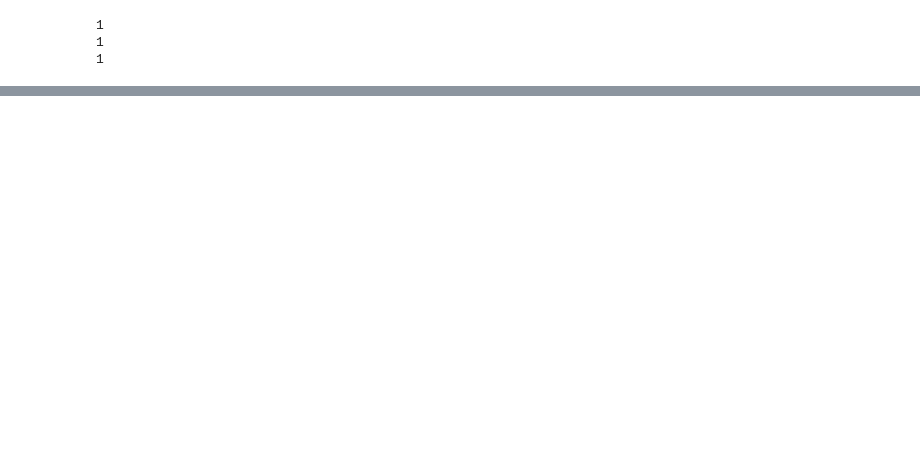
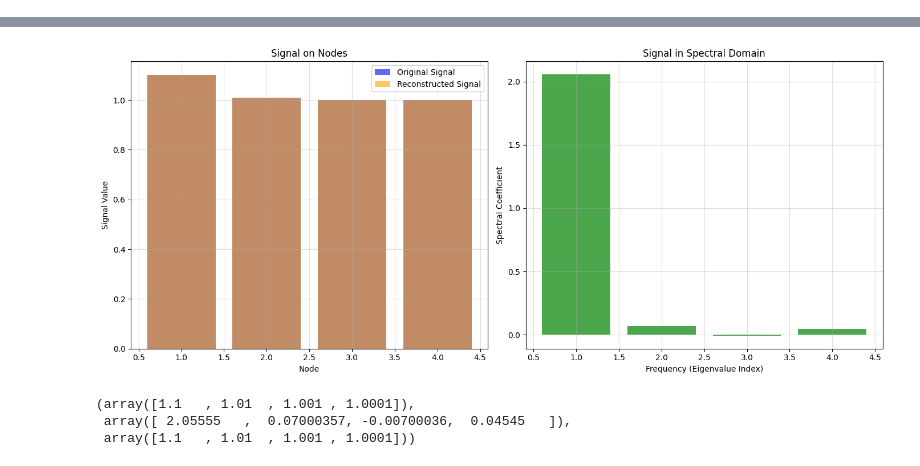
Before and after one commit to romanroff/ITMO_subjects, a Jupyter notebook: for_tests.ipynb, the cells around one changed output, grey strips where cells are left out. Cells and saved outputs as stored; diff of their text form; code cells hidden in the pictures; blank space fills up the shorter version.

```diff
--- a/for_tests.ipynb
+++ b/for_tests.ipynb
@@ -32,9 +1,64 @@ nums
-# %%
-nums = [0,0,1,1,1,1,1,2,2,3,3,4]
-for i in range(2, len(nums)):
-    if nums[i] == nums[i - 2]:
-        print(nums[i])
-# %% [output]
-1
-1
-1
+# %%
+# Re-importing necessary libraries and re-initializing the example due to execution state reset
+import numpy as np
+import matplotlib.pyplot as plt
+import networkx as nx
+
+# Re-create the 4x4 graph and matrices
+G = nx.cycle_graph(4)
+adj_matrix = nx.adjacency_matrix(G).toarray()
+print(f"{adj_matrix = }")
+degree_matrix = np.diag(np.sum(adj_matrix, axis=1))
+print(f"{degree_matrix = }")
+
+laplacian_matrix = degree_matrix - adj_matrix
+print(f"{laplacian_matrix = }")
+
+
+# Normalize the Laplacian matrix
+eigvals, eigvecs = np.linalg.eigh(laplacian_matrix)
+print(f"{eigvals, eigvecs = }")
+
+lambda_max = max(eigvals)
+print(f"{lambda_max = }")
+normalized_laplacian = 2 * laplacian_matrix / lambda_max - np.eye(4)
+print(f"{normalized_laplacian = }")
+
+# Original signal
+x_signal = np.array([1.1, 1.01, 1.001, 1.0001])
+
+# Fourier transform: Project signal onto eigenvector basis
+x_hat = eigvecs.T @ x_signal  # Spectral representation
+print(f"{x_hat = }")
+
+
+# Inverse Fourier transform: Reconstruct the signal
+x_reconstructed = eigvecs @ x_hat
+print(f"{x_reconstructed = }")
+
+
+# Visualize the signal in node and frequency domains
+fig, ax = plt.subplots(1, 2, figsize=(14, 6))
+
+# Plot original and reconstructed signals on nodes
+ax[0].bar(range(1, 5), x_signal, alpha=0.6, label="Original Signal", color="blue")
+ax[0].bar(range(1, 5), x_reconstructed, alpha=0.6, label="Reconstructed Signal", color="orange")
+ax[0].set_title("Signal on Nodes")
+ax[0].set_xlabel("Node")
+ax[0].set_ylabel("Signal Value")
+ax[0].legend()
+ax[0].grid(alpha=0.4)
+
+# Plot signal in spectral domain
+ax[1].bar(range(1, 5), x_hat, color="green", alpha=0.7)
+ax[1].set_title("Signal in Spectral Domain")
+ax[1].set_xlabel("Frequency (Eigenvalue Index)")
+ax[1].set_ylabel("Spectral Coefficient")
+ax[1].grid(alpha=0.4)
+
+plt.tight_layout()
+plt.show()
+
+# Print values for clarity
+x_signal, x_hat, x_reconstructed
+# %% [output]
@@ -40,0 +82,4 @@ for i in range(2, len(nums)):
+[figure, added]
+(array([1.1   , 1.01  , 1.001 , 1.0001]),
+ array([ 2.05555   ,  0.07000357, -0.00700036,  0.04545   ]),
+ array([1.1   , 1.01  , 1.001 , 1.0001]))
```
Also changed, not shown: parts of 5 cells of this notebook.
